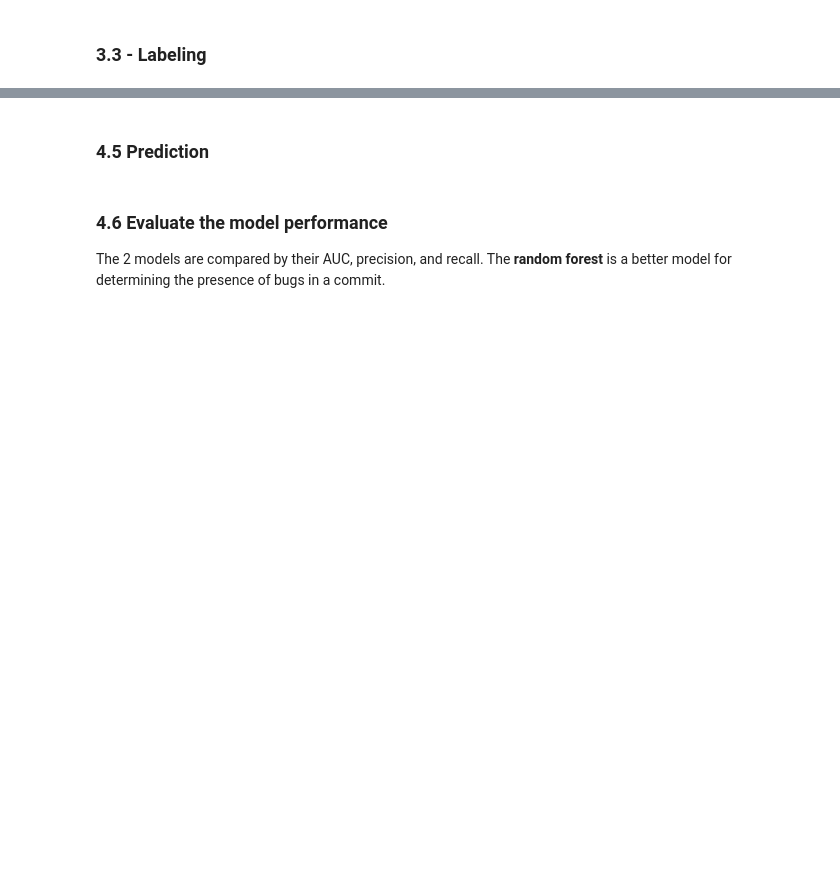
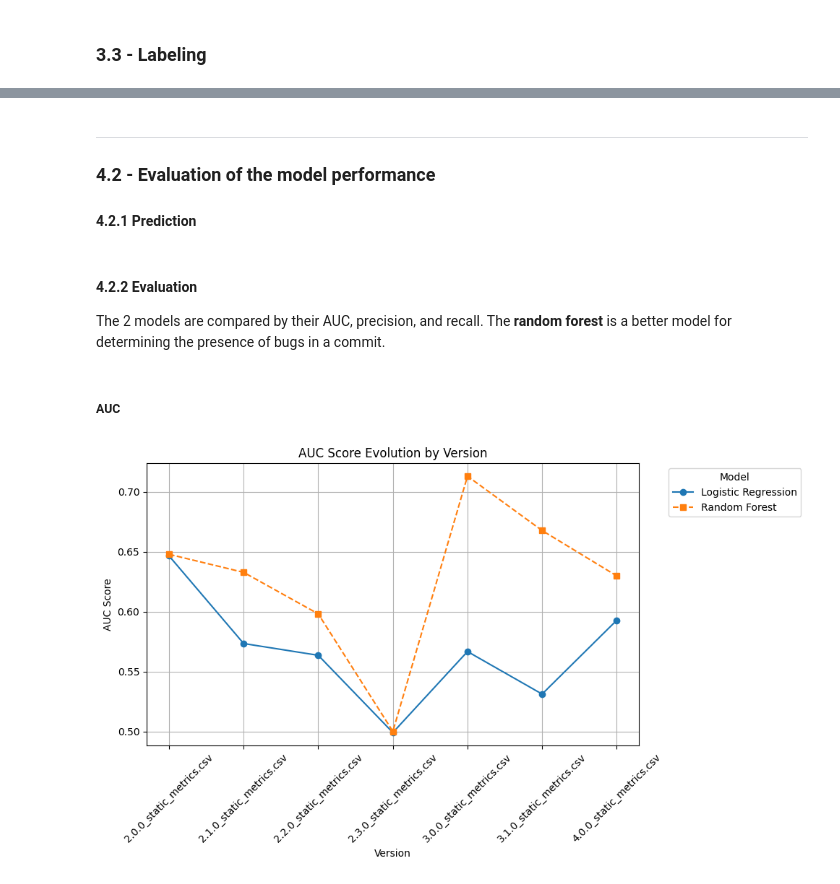
Before and after one commit to IamMoShi/MGL869-Lab-Hive, a Jupyter notebook: run.ipynb, the cells around one changed output, grey strips where cells are left out. Saved outputs shown, nothing was run; the diff lists cells and outputs as text; code cells hidden in the pictures; blank space fills up the shorter version.

Commit message:
Ajout des derniers graphiques

```diff
--- a/run.ipynb
+++ b/run.ipynb
@@ -245,6 +185,7 @@ The commit version, its ID, and the file name are not considered in the model tr
 XY_dict: dict = {}
 for key in data_dict.keys():
     data: pd.DataFrame = data_dict[key]
-    X = data.drop(columns=['BugStatus', 'Name', 'Kind']).dropna(axis=1)  # independent variables
+    X = data.drop(columns=['BugStatus', 'Name']).dropna(axis=1)  # independent variables
     y = data['BugStatus']  # presence of a bug
     XY_dict[key] = (X, y)
+XY_dict.keys()
@@ -293,7 +212,7 @@ random_forest_models: dict = {}
 
 for key in XY_training_dict:
     X_train, y_train = XY_training_dict[key]
-    log_model = LogisticRegression(max_iter=1000)
+    log_model = LogisticRegression(max_iter=10_000_000)
     random_model = RandomForestClassifier(n_estimators=N_ESTIMATORS, random_state=RANDOM_STATE)
 
     log_model.fit(X_train, y_train)
@@ -312,5 +241,8 @@ Please also refer to the documentation for alternative solver options:
 # %% [markdown]
-### 4.5 Prediction
+---
+
+### 4.2 - Evaluation of the model performance
+#### 4.2.1 Prediction
 # %%
 logistic_regression_predictions: dict = {}
 random_forest_prediction: dict = {}
@@ -320,6 +252,15 @@ for key in XY_testing_dict:
     random_forest_prediction[key] = random_forest_models[key].predict(X_test)
     logistic_regression_predictions[key] = logistic_regression_models[key].predict(X_test)
 # %% [markdown]
-### 4.6 Evaluate the model performance
+#### 4.2.2 Evaluation
 
 The 2 models are compared by their AUC, precision, and recall. The **random forest** is a better model for determining the presence of bugs in a commit.
+# %% [markdown]
+##### AUC
+# %%
+y_test: dict = {key: XY_testing_dict[key][1] for key in XY_testing_dict.keys()}
+y_pred_log: dict = {key: logistic_regression_predictions[key] for key in logistic_regression_predictions.keys()}
+y_pred_rf: dict = {key: random_forest_prediction[key] for key in random_forest_prediction.keys()}
+plot_AUC(y_test, y_pred_log, y_pred_rf)
+# %% [output]
+[figure, added]
```
Also changed, not shown: parts of 35 cells of this notebook, 7 other files.
